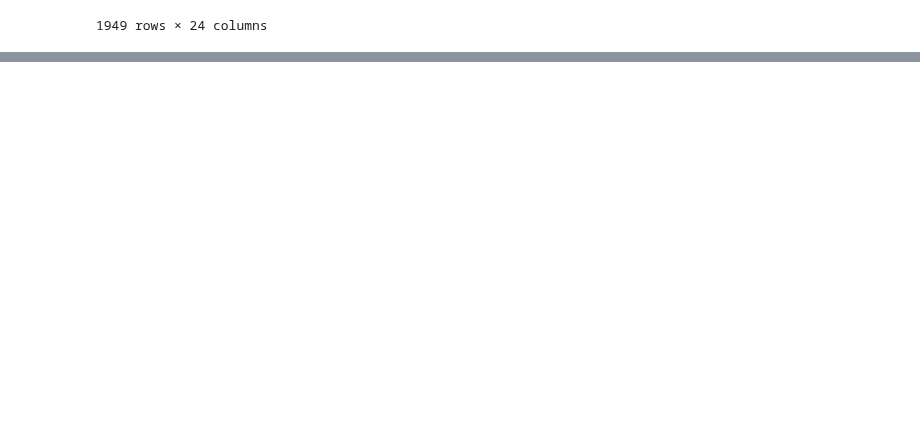
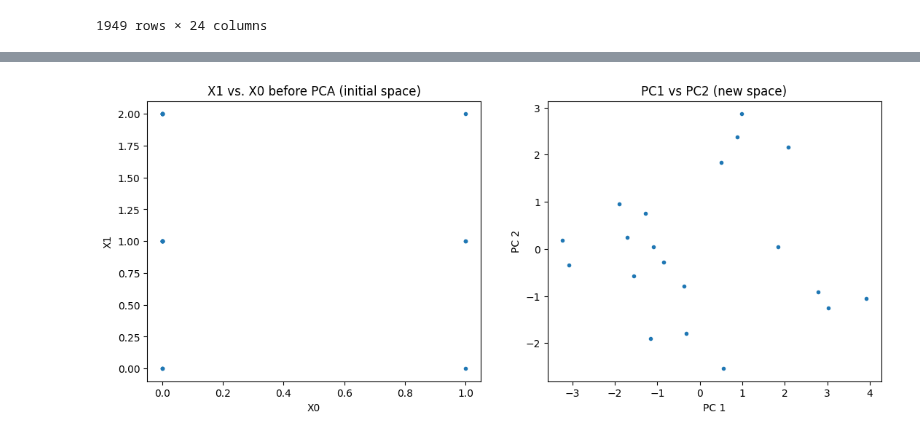
Before and after one commit to franziskasteger/game-of-thrones-survival, a Jupyter notebook: notebooks/franzi_tSNE_PCA.ipynb, the cells around one changed output, grey strips where cells are left out. Cells and saved outputs as stored; diff of their text form; code cells hidden in the pictures; blank space fills up the shorter version.

```diff
--- a/notebooks/franzi_tSNE_PCA.ipynb
+++ b/notebooks/franzi_tSNE_PCA.ipynb
@@ -177,0 +276,11 @@ plt.legend(bbox_to_anchor=(1.1, 1.05));
+# %%
+plt.figure(figsize=(13,5))
+plt.subplot(1,2,1)
+plt.title('X1 vs. X0 before PCA (initial space)'); plt.xlabel('X0'); plt.ylabel('X1')
+plt.scatter(X.iloc[:,0], X.iloc[:,1], marker='.')
+
+plt.subplot(1,2,2)
+plt.title('PC1 vs PC2 (new space)'); plt.xlabel('PC 1'); plt.ylabel('PC 2')
+plt.scatter(X_proj.iloc[:,0], X_proj.iloc[:,1], marker='.');
+# %% [output]
+[figure, added]
```
Also changed, not shown: parts of 39 cells of this notebook, 3 other files.
